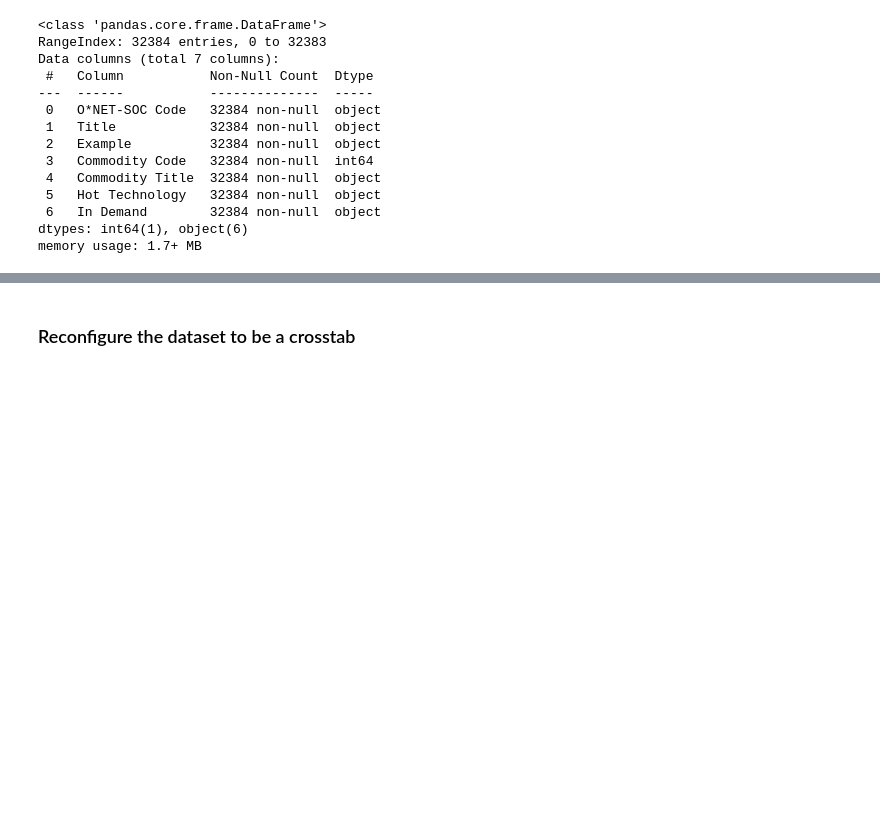
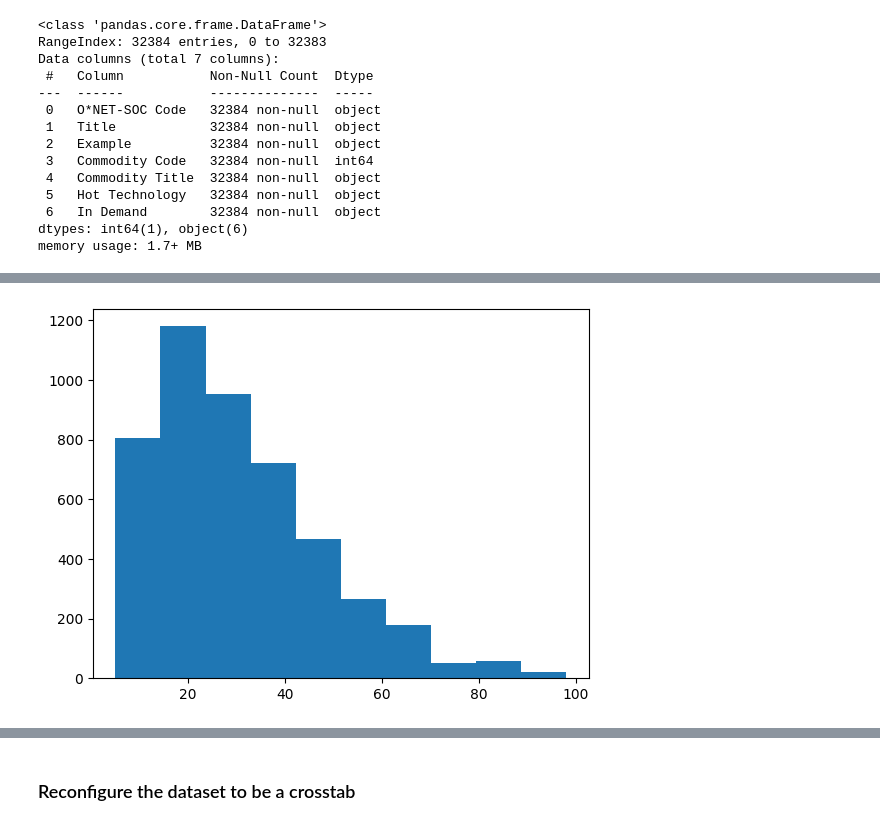
Before and after one commit to polinamin/ai_threat_index, a Jupyter notebook: code/Task_and_Technology_Analysis.ipynb, the cells around one changed output, grey strips where cells are left out. Saved outputs shown, nothing was run; the diff lists cells and outputs as text; code cells hidden in the pictures; blank space fills up the shorter version.

```diff
--- a/code/Task_and_Technology_Analysis.ipynb
+++ b/code/Task_and_Technology_Analysis.ipynb
@@ -150,0 +191,6 @@ memory usage: 1.7+ MB
+# %%
+ai_risk["AI Impact"] = ai_risk["AI Impact"].str.rstrip('%').astype(float)
+# %%
+plt.hist(ai_risk["AI Impact"], bins=10);
+# %% [output]
+[figure, added]
```
Also changed, not shown: parts of 263 cells of this notebook, 16 other files.
